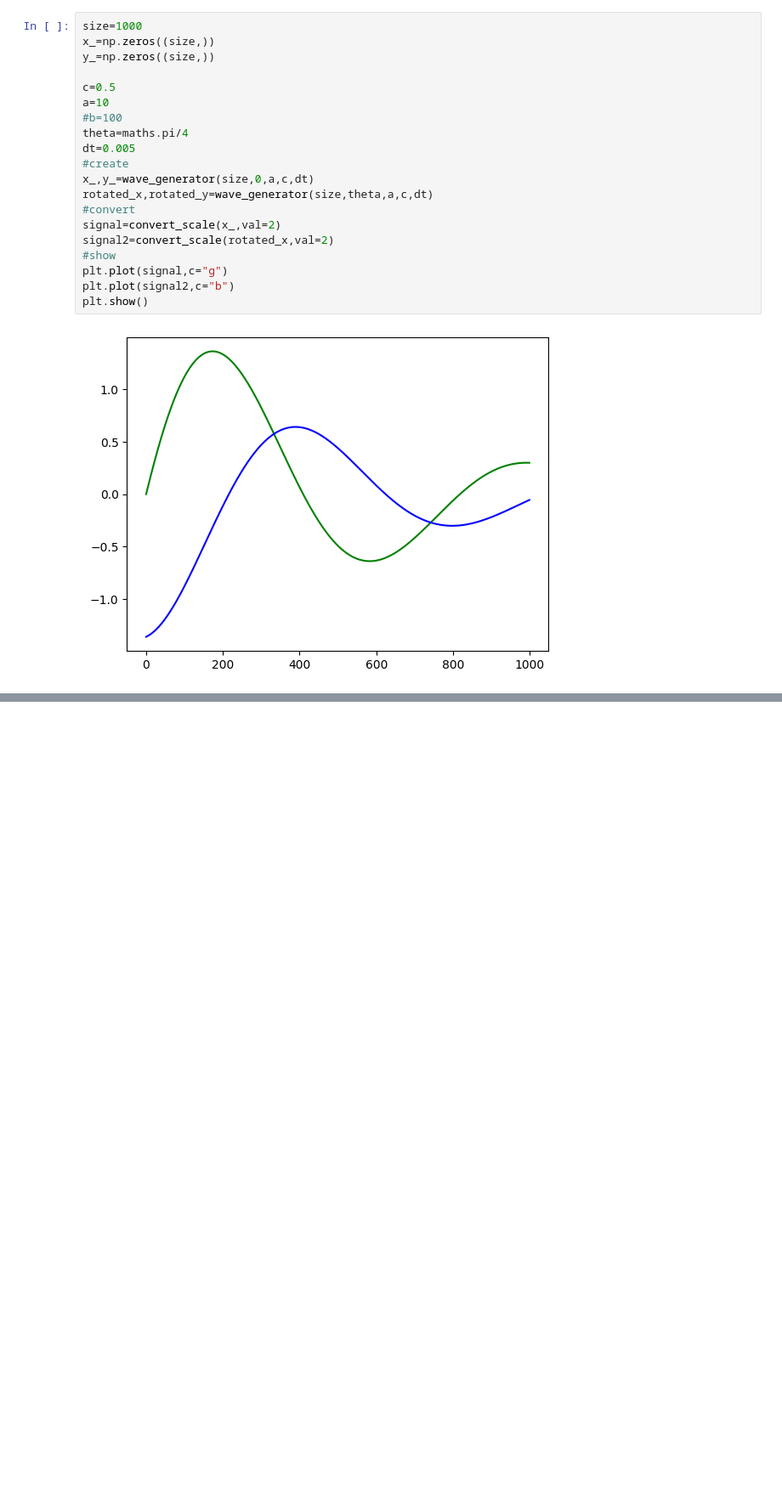
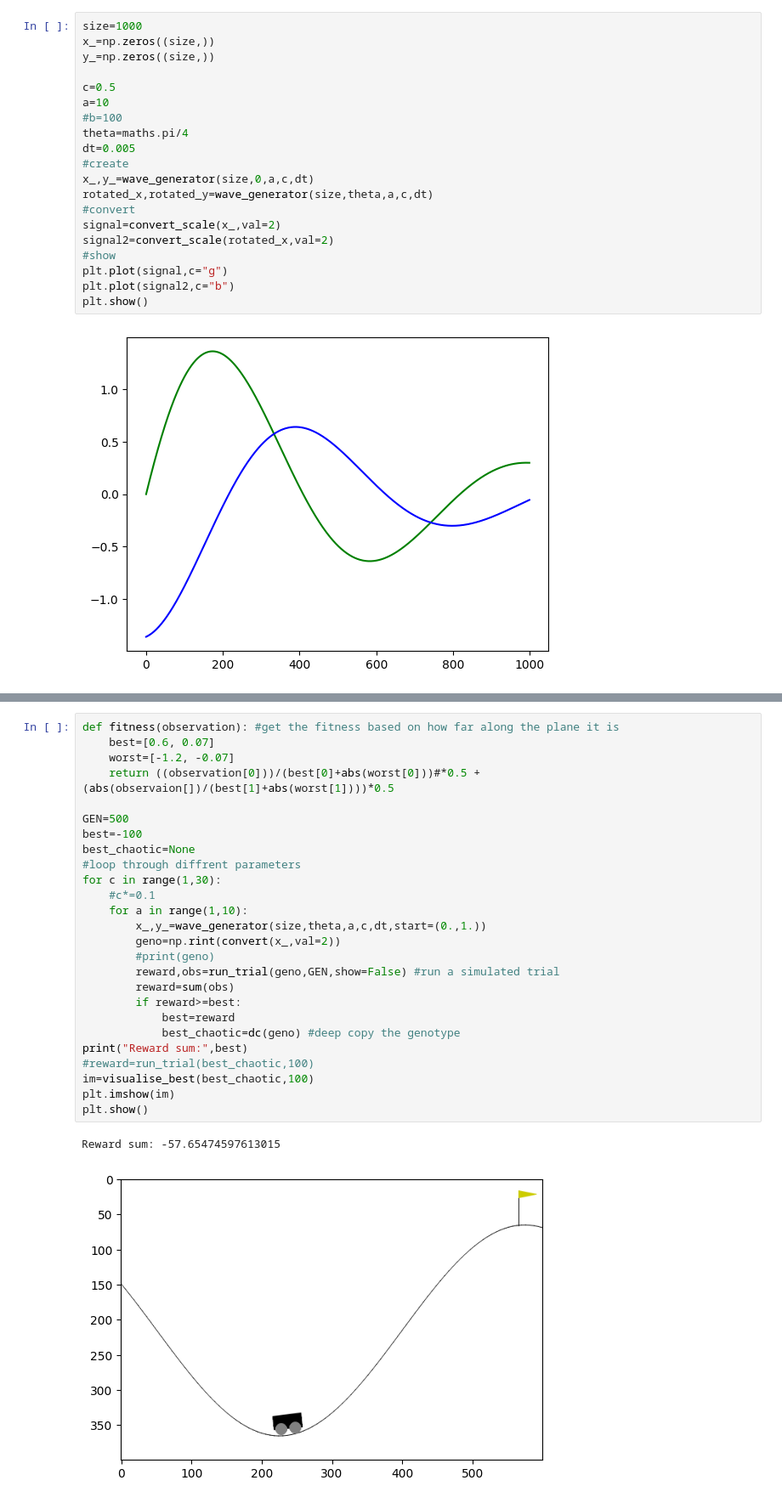
Before and after one commit to shepai/Chaos-Robotics, a Jupyter notebook: Simulation/OpenAIGym/open_ai_example.ipynb, the cells around one changed output, grey strips where cells are left out. Shown at 85% size. Drawn from its saved outputs; the diff is of its cells as text; blank space fills up the shorter version.

```diff
--- a/Simulation/OpenAIGym/open_ai_example.ipynb
+++ b/Simulation/OpenAIGym/open_ai_example.ipynb
@@ -427,0 +434,29 @@ plt.show()
+# %%
+def fitness(observation): #get the fitness based on how far along the plane it is
+    best=[0.6, 0.07]
+    worst=[-1.2, -0.07]
+    return ((observation[0]))/(best[0]+abs(worst[0]))#*0.5 + (abs(observaion[])/(best[1]+abs(worst[1])))*0.5
+
+GEN=500
+best=-100
+best_chaotic=None
+#loop through diffrent parameters
+for c in range(1,30):
+    #c*=0.1
+    for a in range(1,10):
+        x_,y_=wave_generator(size,theta,a,c,dt,start=(0.,1.))
+        geno=np.rint(convert(x_,val=2))
+        #print(geno)
+        reward,obs=run_trial(geno,GEN,show=False) #run a simulated trial
+        reward=sum(obs)
+        if reward>=best:
+            best=reward
+            best_chaotic=dc(geno) #deep copy the genotype
+print("Reward sum:",best)
+#reward=run_trial(best_chaotic,100)
+im=visualise_best(best_chaotic,100)
+plt.imshow(im)
+plt.show()
+# %% [output]
+Reward sum: -57.65474597613015
+[figure, added]
```
Also changed, not shown: parts of 4 cells of this notebook, 4 other files.
